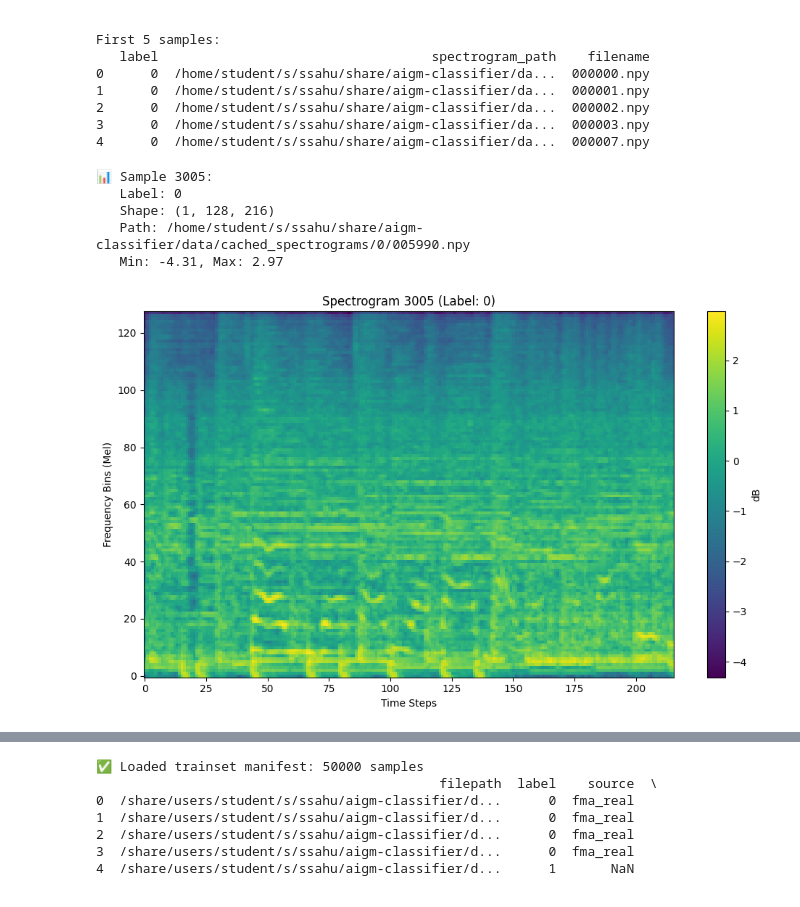
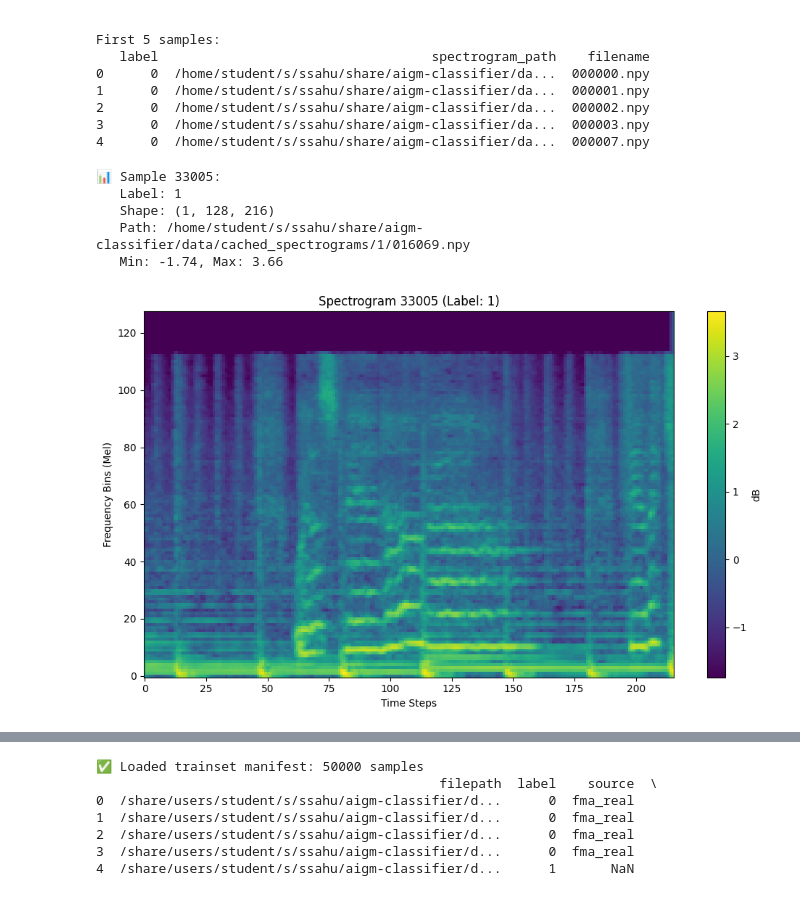
Before and after one commit to sereneThePity/aigm-classifier, a Jupyter notebook: notebooks/visualization.ipynb, the cells around one changed output, grey strips where cells are left out. Drawn from its saved outputs; the diff is of its cells as text; code cells hidden in the pictures.

```diff
--- a/notebooks/visualization.ipynb
+++ b/notebooks/visualization.ipynb
@@ -65,39 +65,39 @@ def load_spectrogram(idx):
     spec_path = row['spectrogram_path']
     label = row['label']
 
     if not os.path.exists(spec_path):
         print(f"❌ File not found: {spec_path}")
         return None
 
     spec = np.load(spec_path)
     return spec, label, spec_path
 
 # Choose an index to view (e.g., the first one)
-sample_idx = 3005
+sample_idx = 33005
 spec, label, path = load_spectrogram(sample_idx)
 
 if spec is not None:
     print(f"📊 Sample {sample_idx}:")
     print(f"   Label: {label}")
     print(f"   Shape: {spec.shape}")
     print(f"   Path: {path}")
     print(f"   Min: {spec.min():.2f}, Max: {spec.max():.2f}")
 
     plt.figure(figsize=(10, 6))
     plt.imshow(spec[0], cmap='viridis', origin='lower', aspect='auto')
     plt.title(f"Spectrogram {sample_idx} (Label: {label})")
     plt.colorbar(label='dB')
     plt.xlabel("Time Steps")
     plt.ylabel("Frequency Bins (Mel)")
     plt.tight_layout()
     plt.show()
 # %% [output]
-📊 Sample 3005:
-   Label: 0
+📊 Sample 33005:
+   Label: 1
    Shape: (1, 128, 216)
-   Path: /home/student/s/ssahu/share/aigm-classifier/data/cached_spectrograms/0/005990.npy
-   Min: -4.31, Max: 2.97
+   Path: /home/student/s/ssahu/share/aigm-classifier/data/cached_spectrograms/1/016069.npy
+   Min: -1.74, Max: 3.66
-[figure, old version]
+[figure, new version]
 # %%
 # Browse random samples
 import random
```
Also changed, not shown: parts of 4 cells of this notebook, 12 other files.
